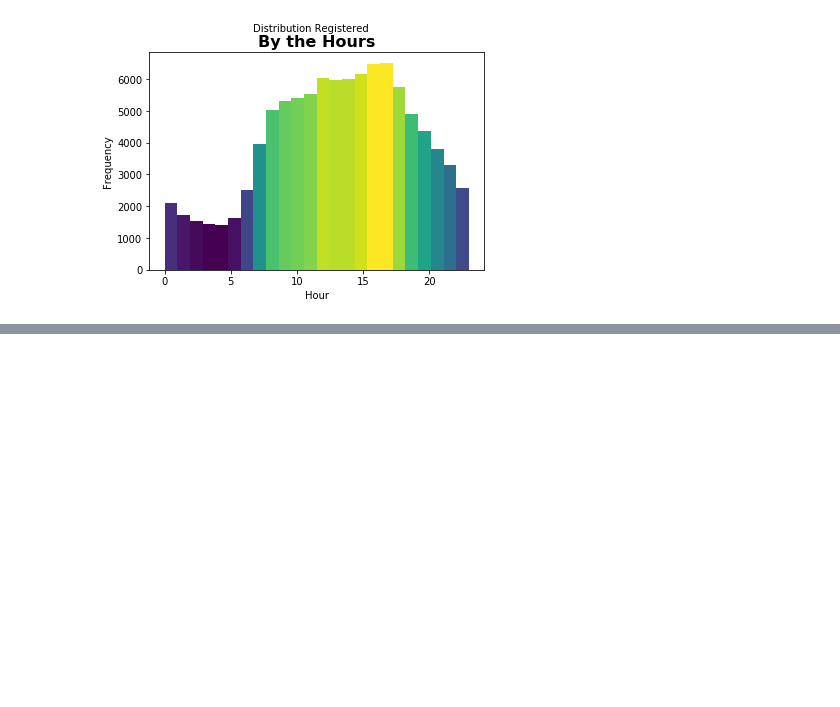
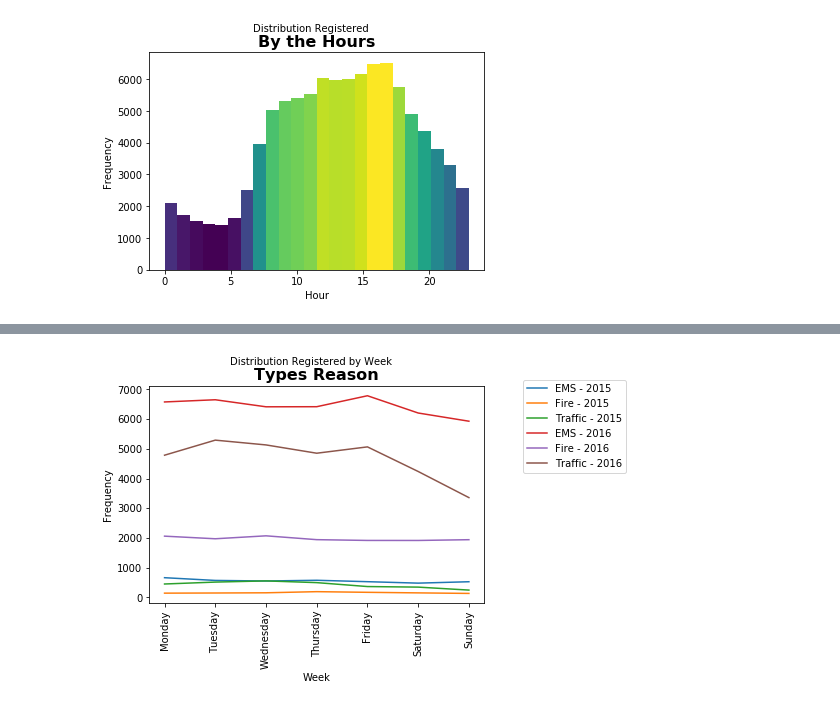
Before and after one commit to aabrantes/datascience, a Jupyter notebook: Trabalho_Apresentação.ipynb, the cells around one changed output, grey strips where cells are left out. Saved outputs shown, nothing was run; the diff lists cells and outputs as text; code cells hidden in the pictures; blank space fills up the shorter version.

```diff
--- a/Trabalho_Apresentação.ipynb
+++ b/Trabalho_Apresentação.ipynb
@@ -150,0 +153,36 @@ plotLine(X = df[df['Type'] == 'EMS'].groupby(['Week']).size(),
+# %%
+def plotLine(X1, Y1, Z1, X2, Y2, Z2, x_label, y_label, title, suptitle, row_labels):
+    _, ax = plt.subplots()
+
+    ax.plot(X1, label="EMS - 2015")
+    ax.plot(Y1, label="Fire - 2015")
+    ax.plot(Z1, label="Traffic - 2015")
+
+    ax.plot(X2, label="EMS - 2016")
+    ax.plot(Y2, label="Fire - 2016")
+    ax.plot(Z2, label="Traffic - 2016")
+
+    ax.legend(loc='best')
+    ax.legend(bbox_to_anchor=(1.1, 1.05))
+
+    ax.set_xlabel(x_label)
+    ax.set_ylabel(y_label)
+    ax.set_xticklabels(row_labels, rotation='vertical')
+    ax.set_title(title, fontsize=16, fontweight='bold')
+    plt.suptitle(suptitle, fontsize=10)
+
+
+
+plotLine(X1 = df[(df['Type'] == 'EMS') & (df['Year'] == 2015)].groupby(['Week']).size(),
+         Y1 = df[(df['Type'] == 'Fire') & (df['Year'] == 2015)].groupby(['Week']).size(),
+         Z1 = df[(df['Type'] == 'Traffic') & (df['Year'] == 2015)].groupby(['Week']).size(),
+         X2 = df[(df['Type'] == 'EMS') & (df['Year'] == 2016)].groupby(['Week']).size(),
+         Y2 = df[(df['Type'] == 'Fire') & (df['Year'] == 2016)].groupby(['Week']).size(),
+         Z2 = df[(df['Type'] == 'Traffic') & (df['Year'] == 2016)].groupby(['Week']).size(),
+         x_label = "Week",
+         y_label = 'Frequency',
+         title = 'Types Reason',
+         suptitle = 'Distribution Registered by Week',
+         row_labels = ['','Monday','Tuesday','Wednesday','Thursday','Friday','Saturday','Sunday'])
+# %% [output]
+[figure, added]
```
Also changed, not shown: parts of 2 cells of this notebook.
